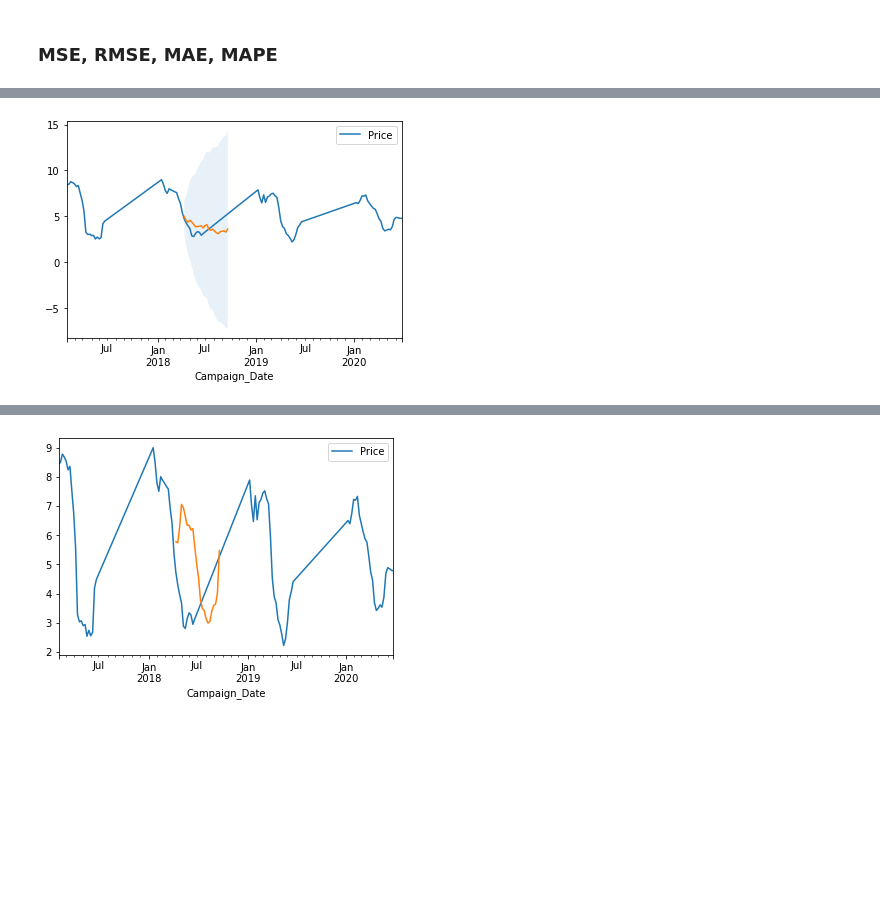
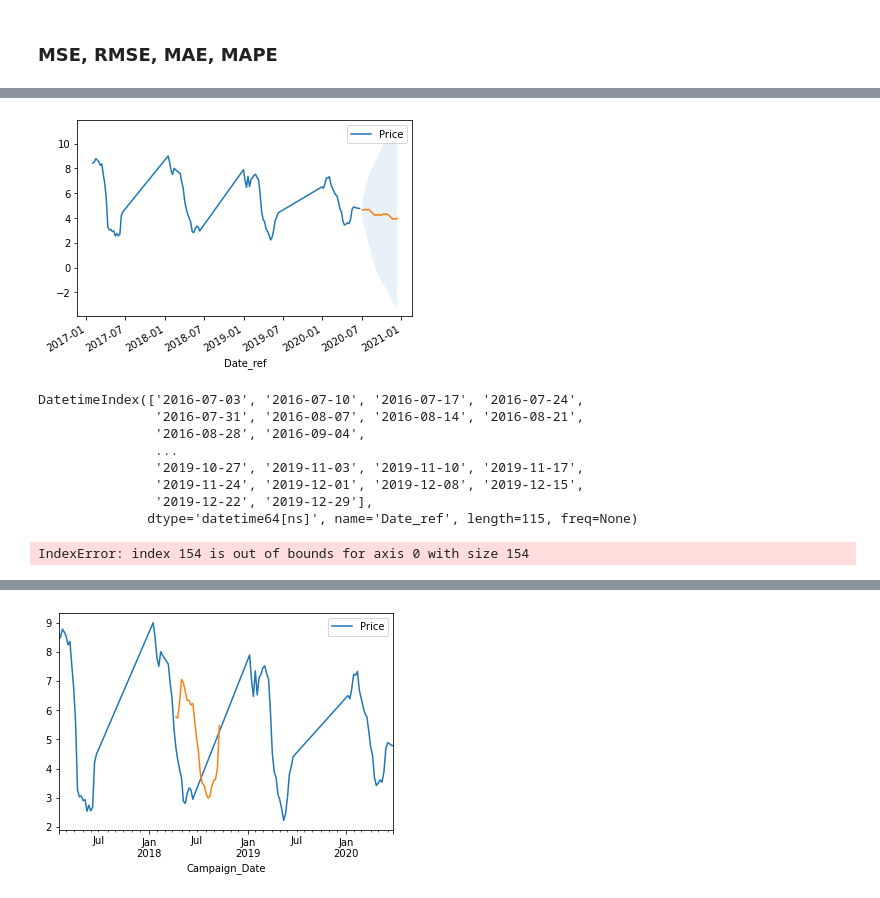
Before and after one commit to matozqui/Berries_Pricing, a Jupyter notebook: Spain/ES_Prices_Exploration.ipynb, the cells around one changed output, grey strips where cells are left out. Cells and saved outputs as stored; diff of their text form; code cells hidden in the pictures; blank space fills up the shorter version.

```diff
--- a/Spain/ES_Prices_Exploration.ipynb
+++ b/Spain/ES_Prices_Exploration.ipynb
@@ -21,6 +21,15 @@ df_prices.shape
 # %%
-df_prices.head()
-df_prices['Campaign_Date'] = df_prices['Year_campaign'].astype(str) + df_prices['Week_num_campaign'].astype(str)
+# Dates in campaign time format
+# df_prices['Campaign_Date'] = df_prices['Year_campaign'].astype(str) + df_prices['Week_num_campaign'].astype(str)
 # https://stackoverflow.com/questions/17087314/get-date-from-week-number
-df_prices['Campaign_Date'] = df_prices['Campaign_Date'].apply(lambda x: datetime.datetime.strptime(x + '-1', "%Y%W-%w"))
-df_prices.head()
+# df_prices['Campaign_Date'] = df_prices['Campaign_Date'].apply(lambda x: datetime.datetime.strptime(x + '-1', "%Y%W-%w"))
+
+# Dates natural date format
+blue = df_prices[(df_prices.Product=='BLUEBERRIES') & (df_prices.Year_campaign>2015) & (df_prices.Week_num_campaign<50)][['Date_ref', 'Price']]
+blue.set_index('Date_ref',inplace=True)
+blue.sort_index(inplace=True)
+blue.index = blue.index.astype('datetime64[ns]')
+blue_weeks = blue.resample('W').mean().asfreq('W')
+rows_null = blue_weeks.isnull()
+idx_null = rows_null[rows_null.any(axis=1)].index
+blue_full = blue_weeks.interpolate()
@@ -34,7 +36,3 @@ df_prices.head()
-# %%
-blue = df_prices[(df_prices.Product=='BLUEBERRIES') & (df_prices.Year_campaign>2015) & (df_prices.Week_num_campaign<50)][['Campaign_Date', 'Price']]
-blue.set_index('Campaign_Date',inplace=True)
-blue.sort_index(inplace=True)
 # %% [markdown]
 ### Ploting
 # %%
@@ -53,4 +50,0 @@ blue.plot(ax=ax);
-# %%
-blue=blue.to_period('W')
-fig, ax = plt.subplots(figsize= (13,5))
-blue.plot(ax=ax);
@@ -236,14 +170,14 @@ for p in range(3):
 # %%
-model = SARIMAX(blue, order = (6, 1, 2),seasonal_order=(1,1,2,12)).fit()
+model = SARIMAX(blue_full, order = (2, 1, 0),seasonal_order=(1,1,2,12)).fit()
 prediction = model.get_forecast(steps = 24)
 lower = prediction.conf_int()['lower Price']
 upper = prediction.conf_int()['upper Price']
 blue.truncate(before='2017').plot()
 prediction.predicted_mean.plot()
 plt.fill_between(lower.index,lower,upper, alpha=0.1)
 plt.show()
 # %% [output]
-[figure, old version]
+[figure, new version]
 # %%
 ### https://machinelearningmastery.com/grid-search-arima-hyperparameters-with-python/
 # %%
@@ -289,0 +236,17 @@ def evaluate_models(dataset, p_values, d_values, q_values):
+# %%
+train_size = int(len(X) * 0.66)
+train, test = X[0:train_size], X[train_size:]
+blue_full.index[list(dfNullID.ID)]
+# %% [output]
+DatetimeIndex(['2016-07-03', '2016-07-10', '2016-07-17', '2016-07-24',
+               '2016-07-31', '2016-08-07', '2016-08-14', '2016-08-21',
+               '2016-08-28', '2016-09-04',
+               ...
+               '2019-10-27', '2019-11-03', '2019-11-10', '2019-11-17',
+               '2019-11-24', '2019-12-01', '2019-12-08', '2019-12-15',
+               '2019-12-22', '2019-12-29'],
+              dtype='datetime64[ns]', name='Date_ref', length=115, freq=None)
+# %%
+train[list(dfNullID.ID)]
+# %% [output]
+IndexError: index 154 is out of bounds for axis 0 with size 154
```
Also changed, not shown: parts of 24 cells of this notebook, 5 other files.
